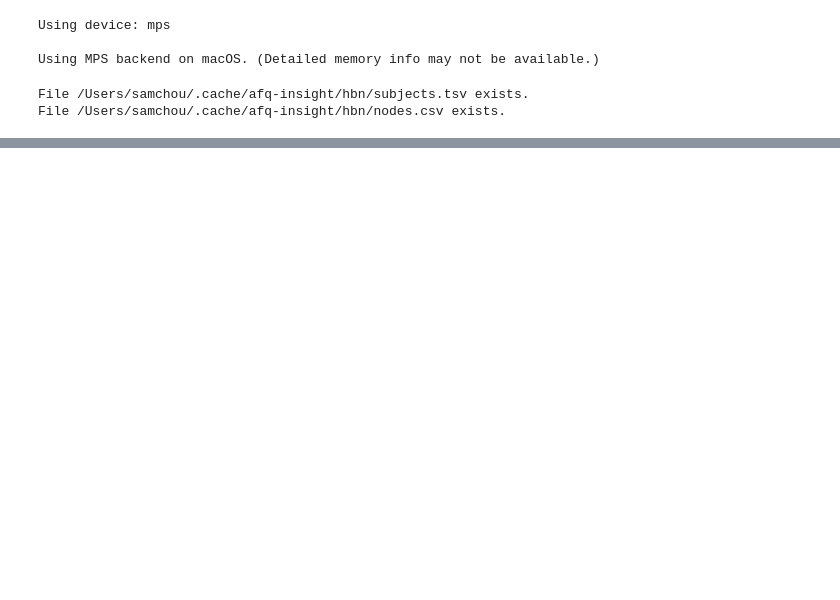
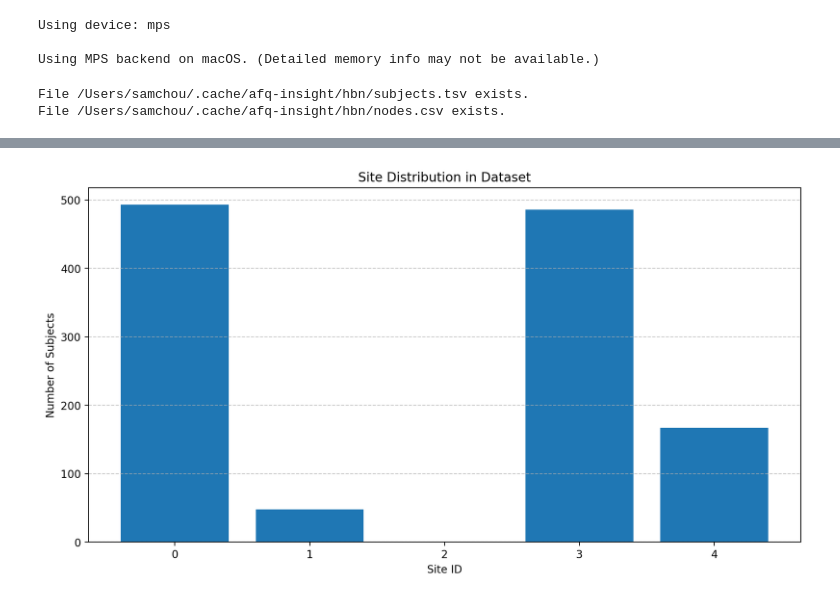
Before and after one commit to EntropyChicken/Asa-Jats-Task-Vectors-On-AFQ-Insight, a Jupyter notebook: ConvAE_Experiments/Variational/fa_tracts_data/vae_age_site_stages.ipynb, the cells around one changed output, grey strips where cells are left out. Saved outputs shown, nothing was run; the diff lists cells and outputs as text; code cells hidden in the pictures; blank space fills up the shorter version.

```diff
--- a/ConvAE_Experiments/Variational/fa_tracts_data/vae_age_site_stages.ipynb
+++ b/ConvAE_Experiments/Variational/fa_tracts_data/vae_age_site_stages.ipynb
@@ -41,0 +91,85 @@ File /Users/samchou/.cache/afq-insight/hbn/nodes.csv exists.
+# %%
+# Calculate baseline accuracy if we just predict the most common site for everyone
+all_sites = []
+missing_site_count = 0
+total_samples = 0
+
+# Collect all site values from training set
+for x, labels in train_loader:
+    site_values = labels[:, 2].float().unsqueeze(1)
+
+    # Filter out NaN values
+    valid_mask = ~torch.isnan(site_values)
+    valid_sites = site_values[valid_mask]
+
+    # Count missing values
+    missing_site_count += (~valid_mask).sum().item()
+
+    # Add valid sites to our collection
+    all_sites.append(valid_sites)
+
+    # Track total samples
+    total_samples += site_values.size(0)
+
+# Combine all collected sites
+all_sites_tensor = torch.cat(all_sites)
+most_common_site = torch.mode(all_sites_tensor).values.item()
+
+# Calculate accuracy if we just predict the most common site for everyone
+baseline_accuracy = 0
+total_valid_samples = 0
+
+for x, labels in val_loader:
+    site_values = labels[:, 2].float().unsqueeze(1)
+
+    # Filter out NaN values
+    valid_mask = ~torch.isnan(site_values)
+    valid_sites = site_values[valid_mask]
+
+    if valid_sites.size(0) > 0:
+        # Calculate accuracy for this batch using most common site prediction
+        batch_accuracy = (valid_sites == most_common_site).float().mean().item()
+        baseline_accuracy += batch_accuracy * valid_sites.size(0)
+        total_valid_samples += valid_sites.size(0)
+
+# Calculate overall accuracy
+if total_valid_samples > 0:
+    baseline_accuracy /= total_valid_samples
+
+print(f"Total samples: {total_samples}")
+print(f"Missing site values (NaN): {missing_site_count} ({missing_site_count/total_samples*100:.2f}%)")
+print(f"Most common site in training set: {most_common_site:.0f}")
+print(f"Baseline accuracy (always predicting most common site): {baseline_accuracy:.4f}")
+
+# Count subjects by site
+site_counts = {}
+for site in all_sites_tensor:
+    site_val = site.item()
+    if site_val in site_counts:
+        site_counts[site_val] += 1
+    else:
+        site_counts[site_val] = 1
+
+# Sort by site and print
+print("\nSubject count by site:")
+for site in sorted(site_counts.keys()):
+    print(f"Site {site}: {site_counts[site]} subjects")
+
+# Visualize site distribution
+plt.figure(figsize=(12, 6))
+sites = list(site_counts.keys())
+counts = list(site_counts.values())
+plt.bar(sites, counts)
+plt.xlabel('Site ID')
+plt.ylabel('Number of Subjects')
+plt.title('Site Distribution in Dataset')
+plt.grid(axis='y', linestyle='--', alpha=0.7)
+plt.show()
+
+# Print a few examples of site labels
+for i, (x, labels) in enumerate(train_loader):
+    site_labels = labels[:, 0].float().unsqueeze(1)
+    print(f"Batch {i+1} site labels sample: {site_labels[:5]}")
+    if i >= 2:  # Just show first few batches
+        break
+# %% [output]
@@ -41,0 +186 @@ File /Users/samchou/.cache/afq-insight/hbn/nodes.csv exists.
+[figure, added]
```
Also changed, not shown: parts of 30 cells of this notebook, 52 other files.
